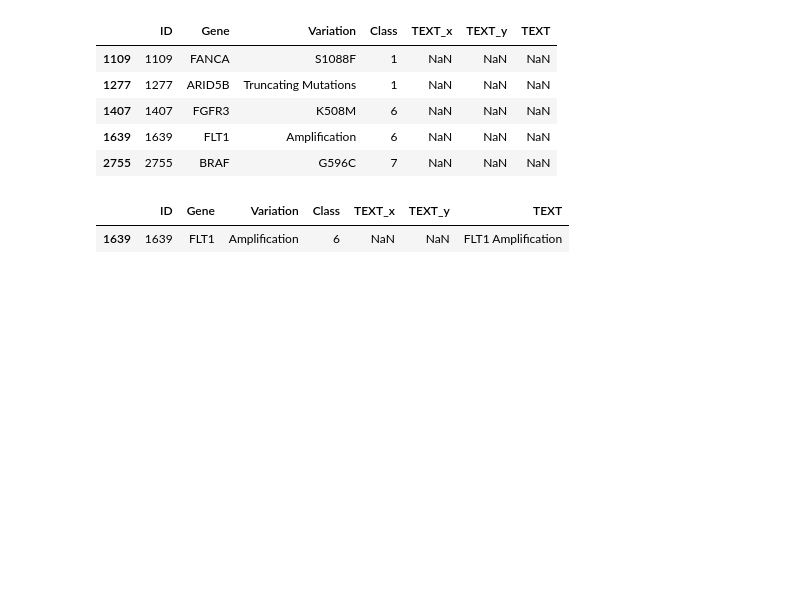
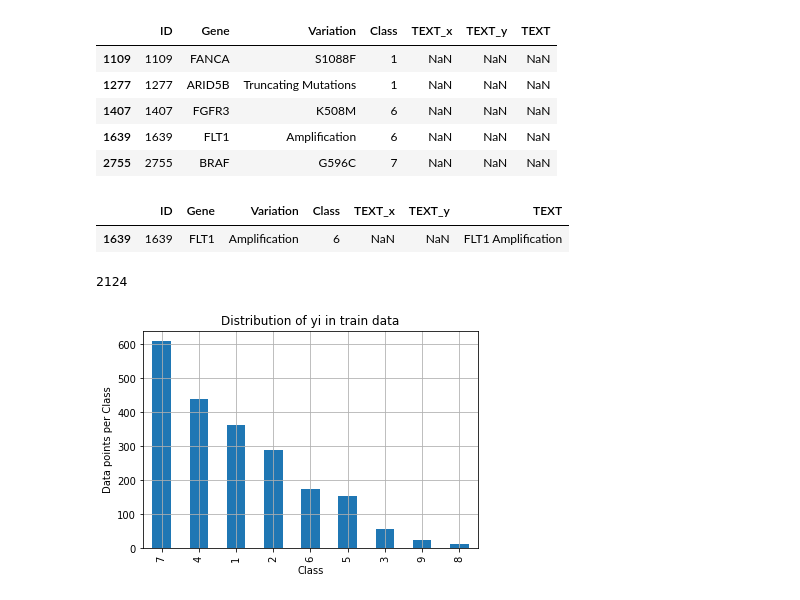
Before and after one commit to Kiran2115/Personalised-cancer-detection, a Jupyter notebook: cancer-diagonsis.ipynb, the cells around one changed output. Saved outputs shown, nothing was run; the diff lists cells and outputs as text; code cells hidden in the pictures; blank space fills up the shorter version.

```diff
--- a/cancer-diagonsis.ipynb
+++ b/cancer-diagonsis.ipynb
@@ -89,3 +89,21 @@ data.Variation = data.Variation.str.replace('\s+', '_')
 # split the data into test and train by maintaining same distribution of output varaible 'y_true' [stratify=y_true]
 X_train, test_df, y_train, y_test = train_test_split(data, y_true, stratify=y_true, test_size=0.2)
 train_df, cv_df, y_train, y_cv = train_test_split(X_train, y_train, stratify=y_train, test_size=0.2)
+# %%
+train_df.shape[0]
+# %% [output]
+2124
+# %%
+train_class_distribution = train_df['Class'].value_counts()
+test_class_distribution = test_df['Class'].value_counts()
+cv_class_distribution = cv_df['Class'].value_counts()
+# %%
+my_colors = 'rgbkymc'
+train_class_distribution.plot(kind='bar')
+plt.xlabel('Class')
+plt.ylabel('Data points per Class')
+plt.title('Distribution of yi in train data')
+plt.grid()
+plt.show()
+# %% [output]
+[figure, added]
```
Also changed, not shown: parts of 2 cells of this notebook.
